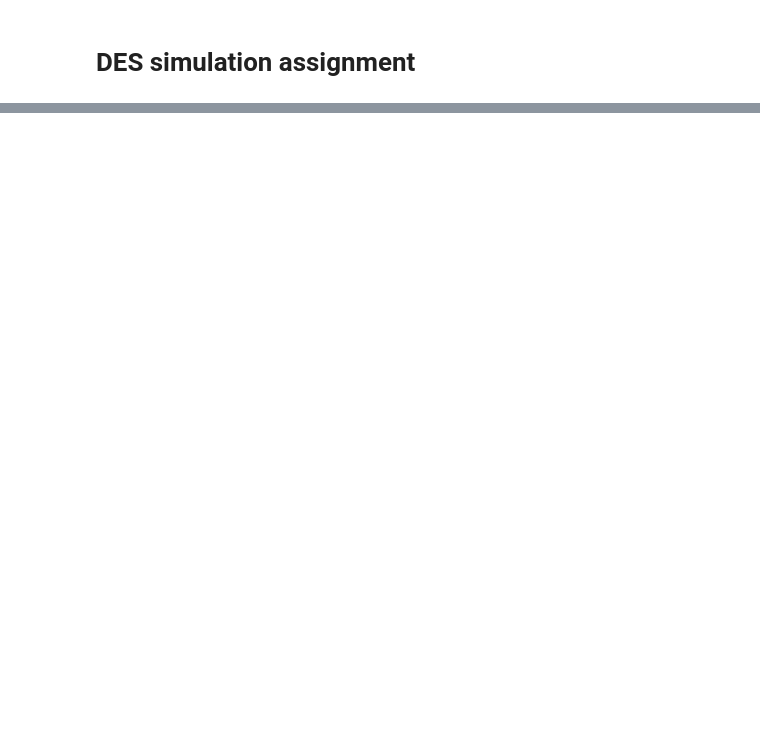
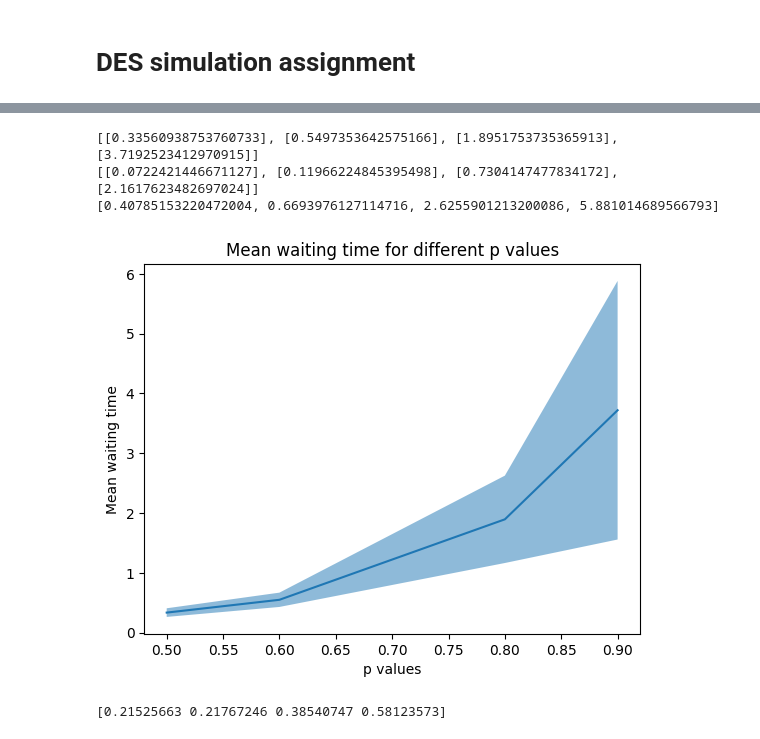
Before and after one commit to RSlanjouw/Stochastic-Simulation-2, a Jupyter notebook: DES_sim.ipynb, the cells around one changed output, grey strips where cells are left out. Saved outputs shown, nothing was run; the diff lists cells and outputs as text; code cells hidden in the pictures; blank space fills up the shorter version.

```diff
--- a/DES_sim.ipynb
+++ b/DES_sim.ipynb
@@ -131,0 +229,42 @@ Simulated waiting time: (0.9715244413236764, 0.09306533903149226)
+# %%
+# plot line so starting from 0.5 to 0.9 over p with confidence interval
+make_list =[]
+for item in means_p:
+    make_list.append(means_p[item])
+
+plt.plot(p_values, make_list)
+# add stdplain over it
+
+l2 = []
+for item in stds_p:
+    l2.append(stds_p[item])
+
+print(make_list)
+print(l2)
+mini = []
+maxi = []
+# add plain with std
+for item in range(len(make_list)):
+    mins = make_list[item][0] - l2[item][0]
+    maxs = make_list[item][0] + l2[item][0]
+    mini.append(mins)
+    maxi.append(maxs)
+
+print(maxi)
+plt.fill_between(p_values, mini, maxi, alpha=0.5)
+plt.xlabel("p values")
+plt.ylabel("Mean waiting time")
+plt.title("Mean waiting time for different p values")
+plt.show()
+
+# make list flat
+flat_list = [item for sublist in make_list for item in sublist]
+flat_list2 = [item for sublist in l2 for item in sublist]
+
+print(np.array(flat_list2)/np.array(flat_list))
+# %% [output]
+[[0.33560938753760733], [0.5497353642575166], [1.8951753735365913], [3.7192523412970915]]
+[[0.0722421446671127], [0.11966224845395498], [0.7304147477834172], [2.1617623482697024]]
+[0.40785153220472004, 0.6693976127114716, 2.6255901213200086, 5.881014689566793]
+[figure, added]
+[0.21525663 0.21767246 0.38540747 0.58123573]
```
Also changed, not shown: parts of 15 cells of this notebook.
